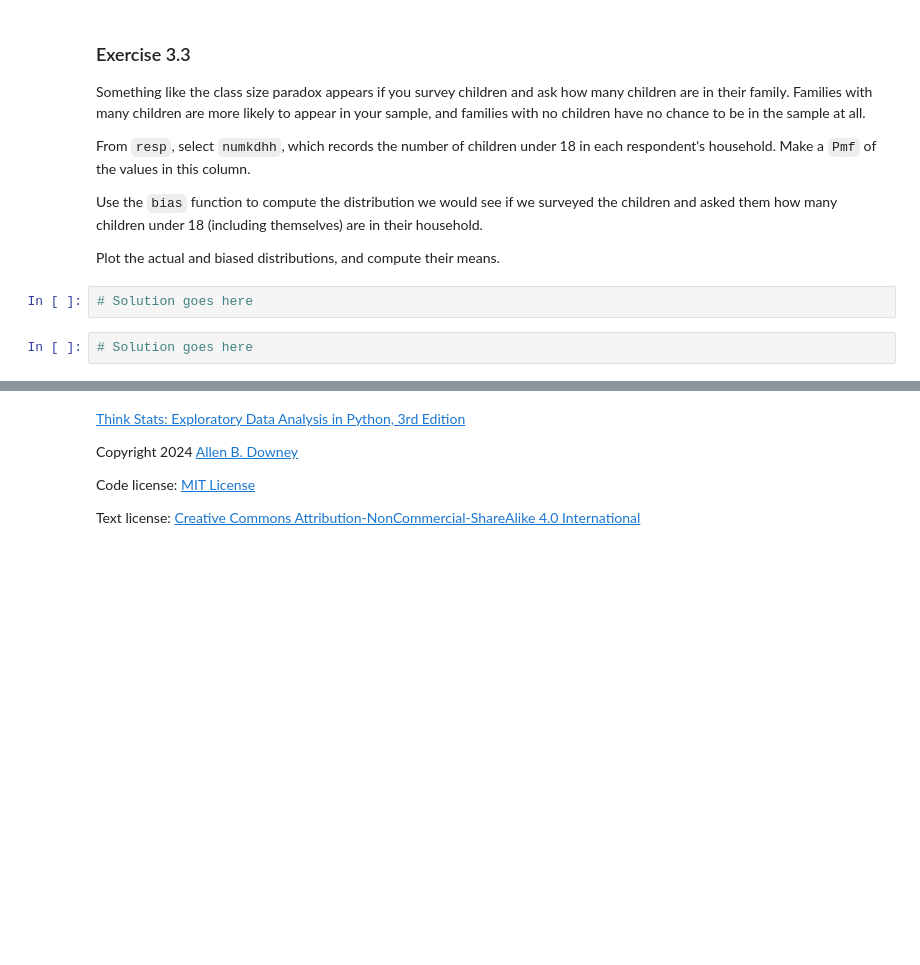
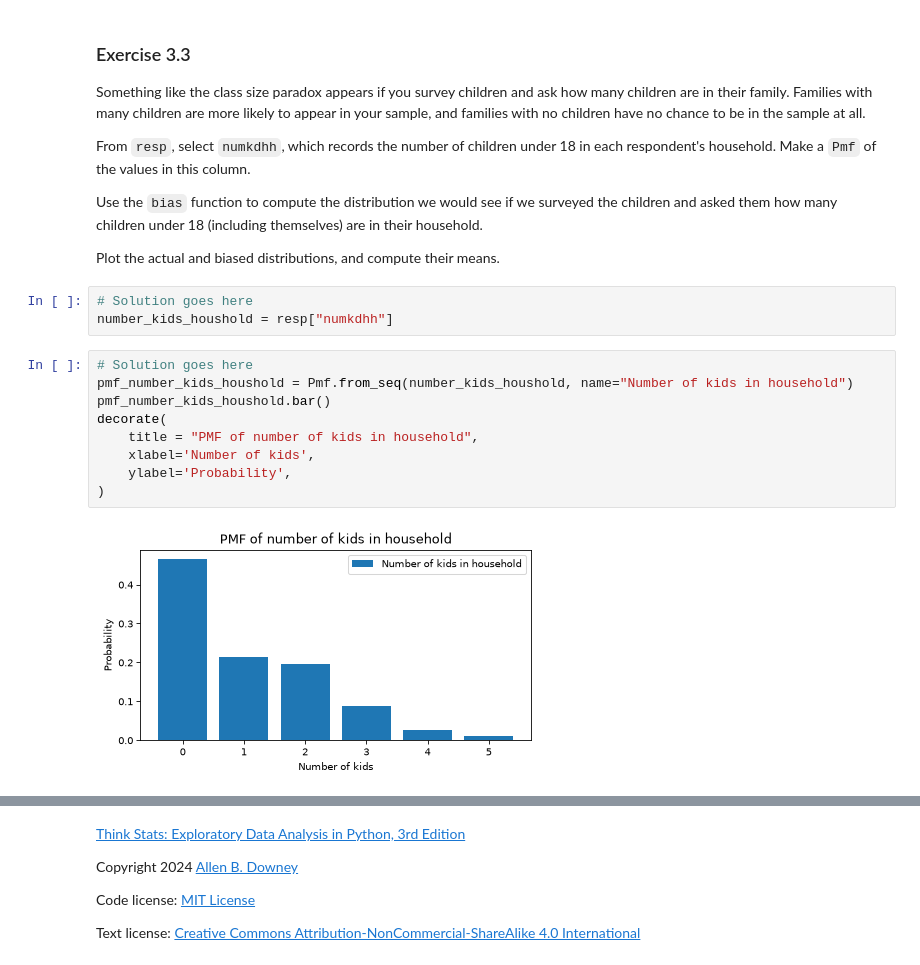
Before and after one commit to duukv/ThinkStatsV3, a Jupyter notebook: ThinkStats/nb/chap03.ipynb, the cells around one changed output, grey strips where cells are left out. Cells and saved outputs as stored; diff of their text form; blank space fills up the shorter version.

```diff
--- a/ThinkStats/nb/chap03.ipynb
+++ b/ThinkStats/nb/chap03.ipynb
@@ -426,7 +572,17 @@ Use the `bias` function to compute the distribution we would see if we surveyed
 Plot the actual and biased distributions, and compute their means.
 # %%
 # Solution goes here
+number_kids_houshold = resp["numkdhh"]
 # %%
 # Solution goes here
+pmf_number_kids_houshold = Pmf.from_seq(number_kids_houshold, name="Number of kids in household")
+pmf_number_kids_houshold.bar()
+decorate(
+    title = "PMF of number of kids in household",
+    xlabel='Number of kids',
+    ylabel='Probability',
+)
+# %% [output]
+[figure, added]
 # %%
 # Solution goes here
```
Also changed, not shown: parts of 47 cells of this notebook, 1 other file.
